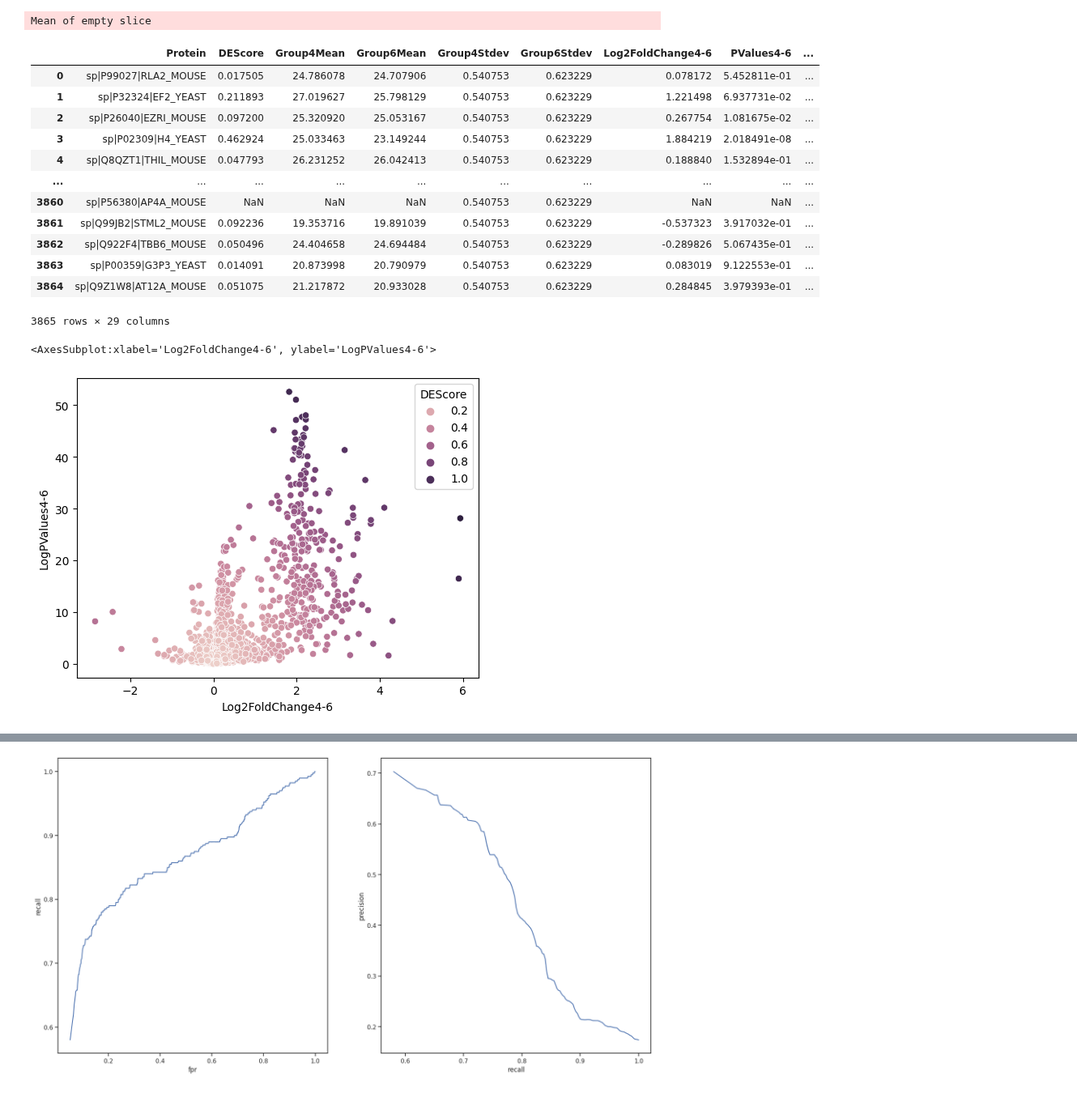
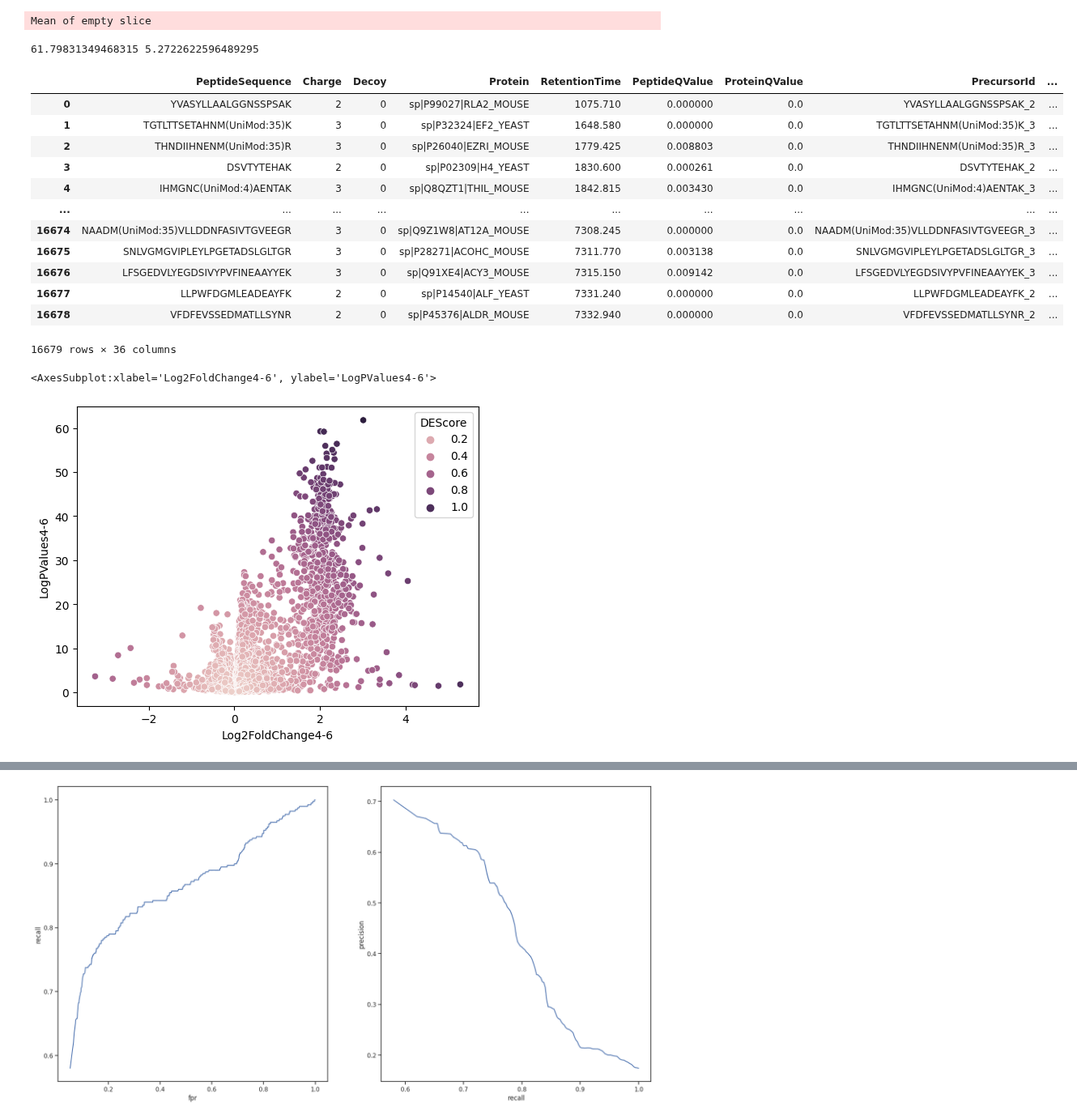
Before and after one commit to InfectionMedicineProteomics/DPKS, a Jupyter notebook: notebooks/differential_expression.ipynb, the cells around one changed output, grey strips where cells are left out. Shown at 81% size. Saved outputs shown, nothing was run; the diff lists cells and outputs as text; code cells hidden in the pictures.

```diff
--- a/notebooks/differential_expression.ipynb
+++ b/notebooks/differential_expression.ipynb
@@ -19,44 +19,45 @@ quantified_data = (quant_matrix.filter()
             use_overlapping_windows=True,
             rt_unit="minutes"
         )
-        .quantify(method="top_n", top_n=1)
+        #.quantify(method="top_n", top_n=1)
 )
 # %% [output]
 Mean of empty slice
 # %%
 compared_data = quantified_data.compare_groups(
-            method="linregress",
+            method="anova",
             comparisons = (4,6),
             min_samples_per_group=2,
-            level="protein",
+            level="precursor",
             multiple_testing_correction_method="fdr_tsbh"
         )
 
 compared_data.to_df()
 # %% [output]
+61.79831349468315 5.2722622596489295
-|  | Protein | DEScore | Group4Mean | Group6Mean | Group4Stdev | Group6Stdev | Log2FoldChange4-6 | PValues4-6 | ... |
-| 0 | sp|P99027|RLA2_MOUSE | 0.017505 | 24.786078 | 24.707906 | 0.540753 | 0.623229 | 0.078172 | 5.452811e-01 | ... |
-| 1 | sp|P32324|EF2_YEAST | 0.211893 | 27.019627 | 25.798129 | 0.540753 | 0.623229 | 1.221498 | 6.937731e-02 | ... |
-| 2 | sp|P26040|EZRI_MOUSE | 0.097200 | 25.320920 | 25.053167 | 0.540753 | 0.623229 | 0.267754 | 1.081675e-02 | ... |
-| 3 | sp|P02309|H4_YEAST | 0.462924 | 25.033463 | 23.149244 | 0.540753 | 0.623229 | 1.884219 | 2.018491e-08 | ... |
-| 4 | sp|Q8QZT1|THIL_MOUSE | 0.047793 | 26.231252 | 26.042413 | 0.540753 | 0.623229 | 0.188840 | 1.532894e-01 | ... |
+|  | PeptideSequence | Charge | Decoy | Protein | RetentionTime | PeptideQValue | ProteinQValue | PrecursorId | ... |
+| 0 | YVASYLLAALGGNSSPSAK | 2 | 0 | sp|P99027|RLA2_MOUSE | 1075.710 | 0.000000 | 0.0 | YVASYLLAALGGNSSPSAK_2 | ... |
+| 1 | TGTLTTSETAHNM(UniMod:35)K | 3 | 0 | sp|P32324|EF2_YEAST | 1648.580 | 0.000000 | 0.0 | TGTLTTSETAHNM(UniMod:35)K_3 | ... |
+| 2 | THNDIIHNENM(UniMod:35)R | 3 | 0 | sp|P26040|EZRI_MOUSE | 1779.425 | 0.008803 | 0.0 | THNDIIHNENM(UniMod:35)R_3 | ... |
+| 3 | DSVTYTEHAK | 2 | 0 | sp|P02309|H4_YEAST | 1830.600 | 0.000261 | 0.0 | DSVTYTEHAK_2 | ... |
+| 4 | IHMGNC(UniMod:4)AENTAK | 3 | 0 | sp|Q8QZT1|THIL_MOUSE | 1842.815 | 0.003430 | 0.0 | IHMGNC(UniMod:4)AENTAK_3 | ... |
 | ... | ... | ... | ... | ... | ... | ... | ... | ... | ... |
-| 3860 | sp|P56380|AP4A_MOUSE | NaN | NaN | NaN | 0.540753 | 0.623229 | NaN | NaN | ... |
-| 3861 | sp|Q99JB2|STML2_MOUSE | 0.092236 | 19.353716 | 19.891039 | 0.540753 | 0.623229 | -0.537323 | 3.917032e-01 | ... |
-| 3862 | sp|Q922F4|TBB6_MOUSE | 0.050496 | 24.404658 | 24.694484 | 0.540753 | 0.623229 | -0.289826 | 5.067435e-01 | ... |
-| 3863 | sp|P00359|G3P3_YEAST | 0.014091 | 20.873998 | 20.790979 | 0.540753 | 0.623229 | 0.083019 | 9.122553e-01 | ... |
-| 3864 | sp|Q9Z1W8|AT12A_MOUSE | 0.051075 | 21.217872 | 20.933028 | 0.540753 | 0.623229 | 0.284845 | 3.979393e-01 | ... |
+| 16674 | NAADM(UniMod:35)VLLDDNFASIVTGVEEGR | 3 | 0 | sp|Q9Z1W8|AT12A_MOUSE | 7308.245 | 0.000000 | 0.0 | NAADM(UniMod:35)VLLDDNFASIVTGVEEGR_3 | ... |
+| 16675 | SNLVGMGVIPLEYLPGETADSLGLTGR | 3 | 0 | sp|P28271|ACOHC_MOUSE | 7311.770 | 0.003138 | 0.0 | SNLVGMGVIPLEYLPGETADSLGLTGR_3 | ... |
+| 16676 | LFSGEDVLYEGDSIVYPVFINEAAYYEK | 3 | 0 | sp|Q91XE4|ACY3_MOUSE | 7315.150 | 0.009142 | 0.0 | LFSGEDVLYEGDSIVYPVFINEAAYYEK_3 | ... |
+| 16677 | LLPWFDGMLEADEAYFK | 2 | 0 | sp|P14540|ALF_YEAST | 7331.240 | 0.000000 | 0.0 | LLPWFDGMLEADEAYFK_2 | ... |
+| 16678 | VFDFEVSSEDMATLLSYNR | 2 | 0 | sp|P45376|ALDR_MOUSE | 7332.940 | 0.000000 | 0.0 | VFDFEVSSEDMATLLSYNR_2 | ... |
-3865 rows × 29 columns
+16679 rows × 36 columns
 # %%
 import seaborn as sns
 import numpy as np
 
 compared_data.row_annotations['LogPValues4-6'] = compared_data.row_annotations['PValues4-6'].apply(lambda x: -np.log(x))
 
-sns.scatterplot(data=compared_data.row_annotations, x = 'Log2FoldChange4-6', y ='LogPValues4-6',hue = 'DEScore')
+sns.scatterplot(data=compared_data.row_annotations, x = 'Log2FoldChange4-6', y ='LogPValues4-6', hue = 'DEScore')
 # %% [output]
 <AxesSubplot:xlabel='Log2FoldChange4-6', ylabel='LogPValues4-6'>
-[figure, old version]
+[figure, new version]
 # %%
 compared_data.row_annotations["Species"] = np.where(compared_data.row_annotations["Protein"].str.contains("MOUSE"), "MOUSE",
                             np.where(compared_data.row_annotations["Protein"].str.contains("YEAST"), "YEAST",
```
Also changed, not shown: parts of 1 cell of this notebook, 2 other files.
